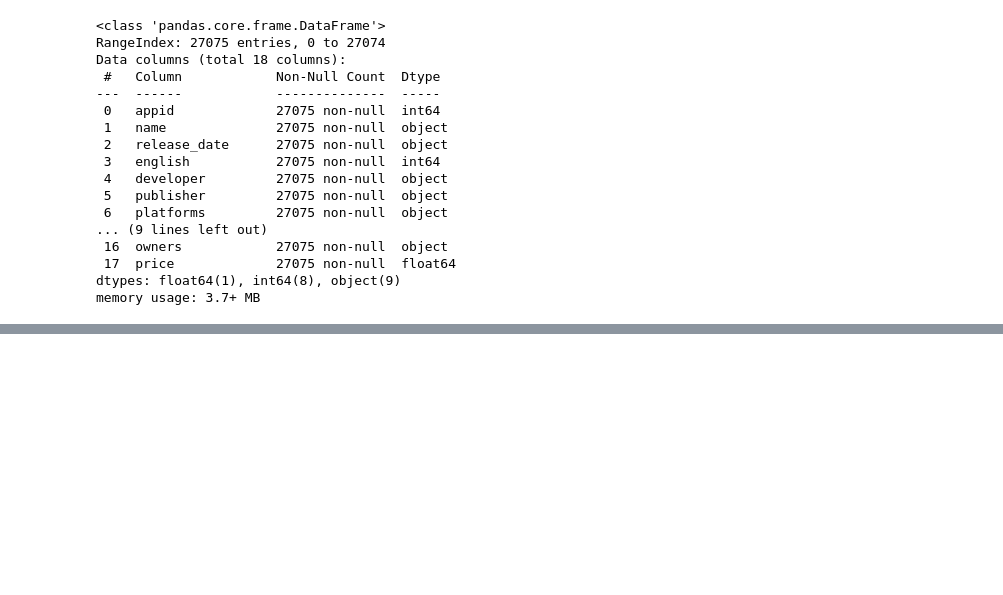
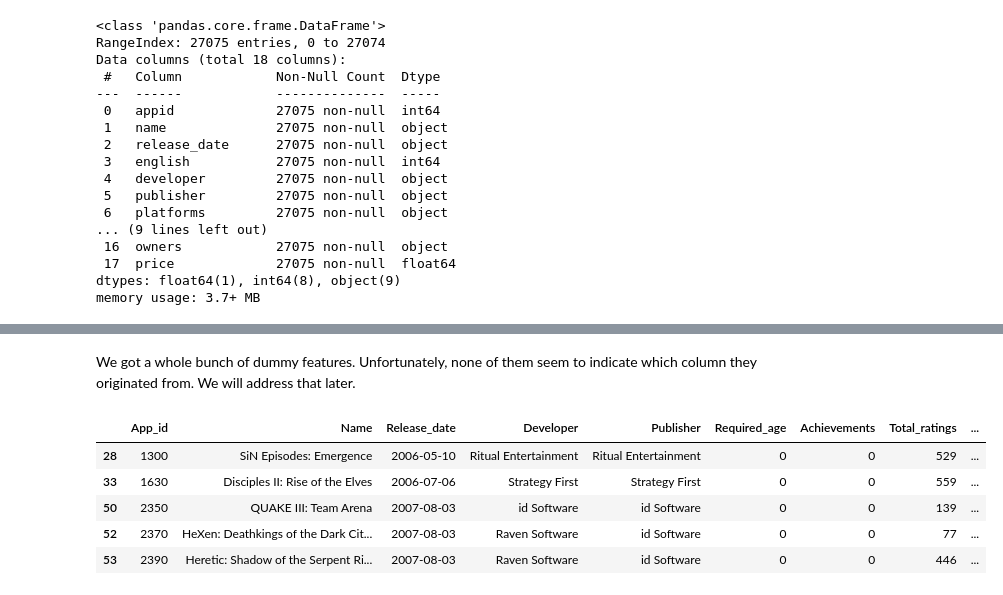
Before and after one commit to Dark-Hobbit/steam, a Jupyter notebook: kaggle_2.ipynb, the cells around one changed output, grey strips where cells are left out. Saved outputs shown, nothing was run; the diff lists cells and outputs as text; code cells hidden in the pictures; blank space fills up the shorter version.

```diff
--- a/kaggle_2.ipynb
+++ b/kaggle_2.ipynb
@@ -138,0 +166,14 @@ The only column containing Null values is 'Playtime_proportion' which makes sens
+# %% [markdown]
+We got a whole bunch of dummy features. Unfortunately, none of them seem to indicate which column they originated from. We will address that later.
+# %%
+data.drop(dummy_columns, axis=1, inplace=True)
+played = data[data['Playtime_proportion'] > 0].copy()
+unplayed = data[data['Playtime_proportion'].isnull()].copy()
+unplayed.head()
+# %% [output]
+|  | App_id | Name | Release_date | Developer | Publisher | Required_age | Achievements | Total_ratings | ... |
+| 28 | 1300 | SiN Episodes: Emergence | 2006-05-10 | Ritual Entertainment | Ritual Entertainment | 0 | 0 | 529 | ... |
+| 33 | 1630 | Disciples II: Rise of the Elves | 2006-07-06 | Strategy First | Strategy First | 0 | 0 | 559 | ... |
+| 50 | 2350 | QUAKE III: Team Arena | 2007-08-03 | id Software | id Software | 0 | 0 | 139 | ... |
+| 52 | 2370 | HeXen: Deathkings of the Dark Cit... | 2007-08-03 | Raven Software | id Software | 0 | 0 | 77 | ... |
+| 53 | 2390 | Heretic: Shadow of the Serpent Ri... | 2007-08-03 | Raven Software | id Software | 0 | 0 | 446 | ... |
```
Also changed, not shown: parts of 16 cells of this notebook.
